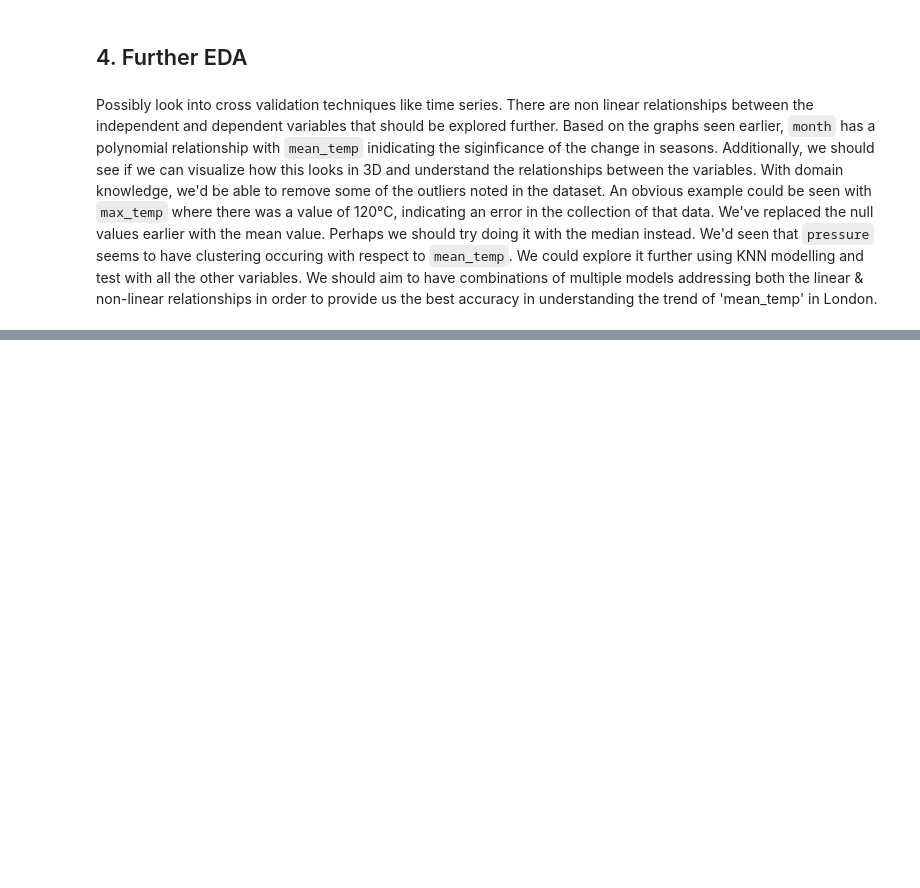
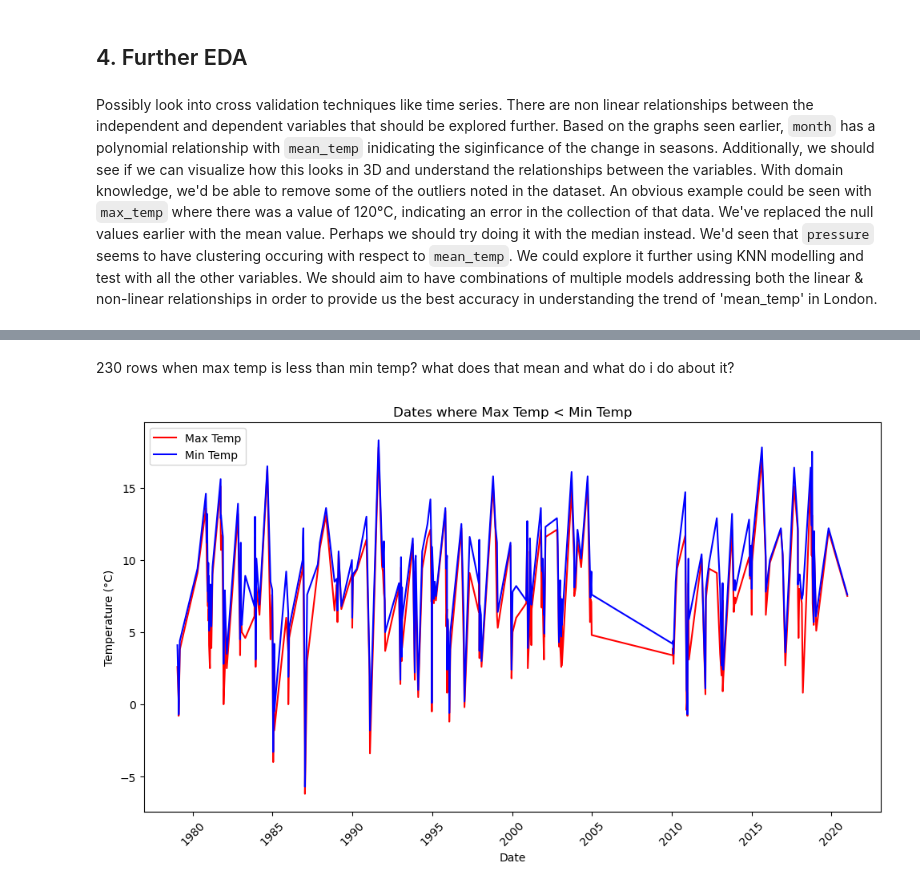
Before and after one commit to Matom23/London_Weather_EDA, a Jupyter notebook: London_weather_EDA.ipynb, the cells around one changed output, grey strips where cells are left out. Cells and saved outputs as stored; diff of their text form; code cells hidden in the pictures; blank space fills up the shorter version.

```diff
--- a/London_weather_EDA.ipynb
+++ b/London_weather_EDA.ipynb
@@ -1167,0 +1203,6 @@ We should aim to have combinations of multiple models addressing both the linear
+# %%
+result = lw_df[lw_df['max_temp'] < lw_df['min_temp']]
+
+# Display days when max_temp is less than min_temp
+print("Days when max_temp is less than min_temp:")
+print(result['date'])
@@ -1167,0 +1223,21 @@ We should aim to have combinations of multiple models addressing both the linear
+# %% [markdown]
+230 rows when max temp is less than min temp? what does that mean and what do i do about it?
+# %%
+# Plotting the occurrences where max_temp < min_temp
+plt.figure(figsize=(10, 6))
+plt.plot(result['date'], result['max_temp'], color = 'red', label='Max Temp')
+plt.plot(result['date'], result['min_temp'], color = 'blue', label='Min Temp')
+
+# Adding labels and title
+plt.xlabel('Date')
+plt.ylabel('Temperature (°C)')
+plt.title('Dates where Max Temp < Min Temp')
+plt.legend()
+
+plt.xticks(rotation=45)  # Rotate x-axis labels for better readability
+plt.tight_layout()
+
+# Show plot
+plt.show()
+# %% [output]
+[figure, added]
```
Also changed, not shown: parts of 16 cells of this notebook, 2 other files.
